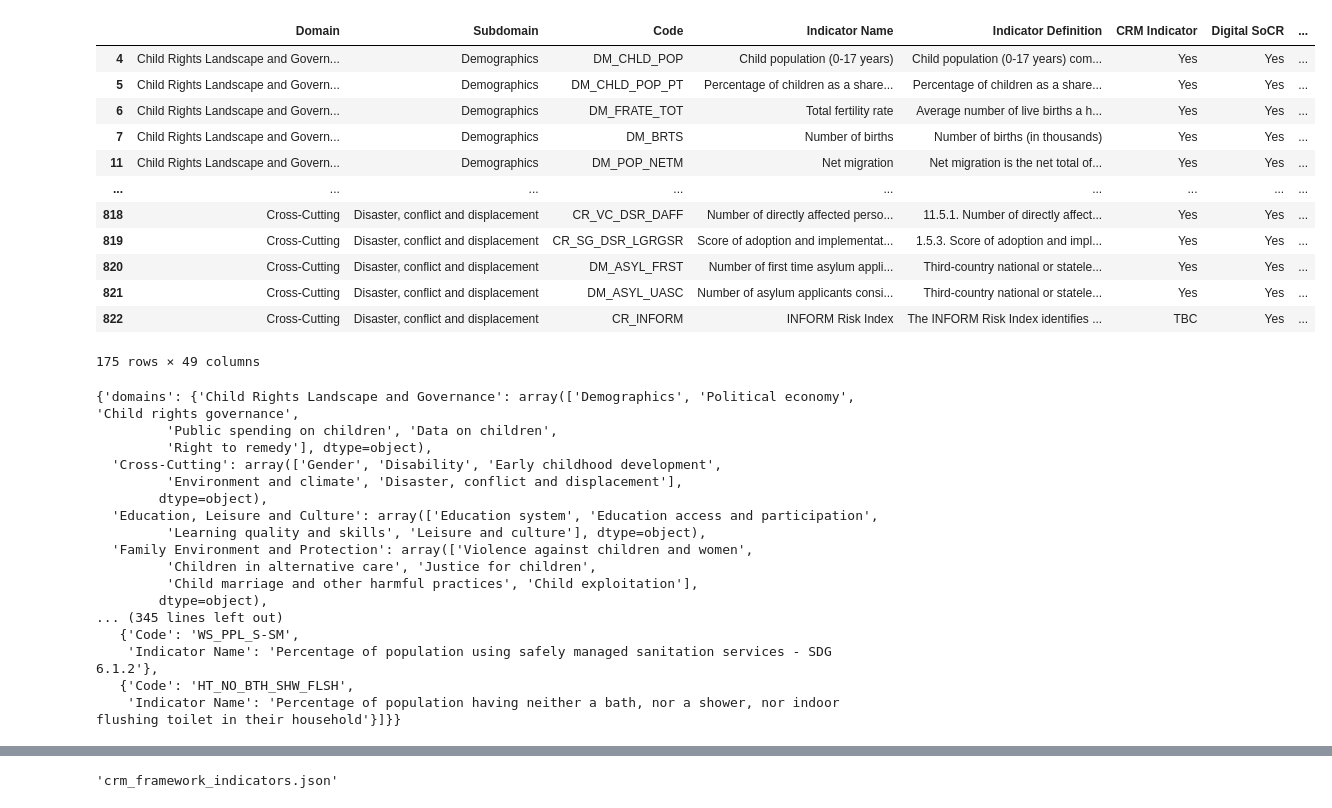
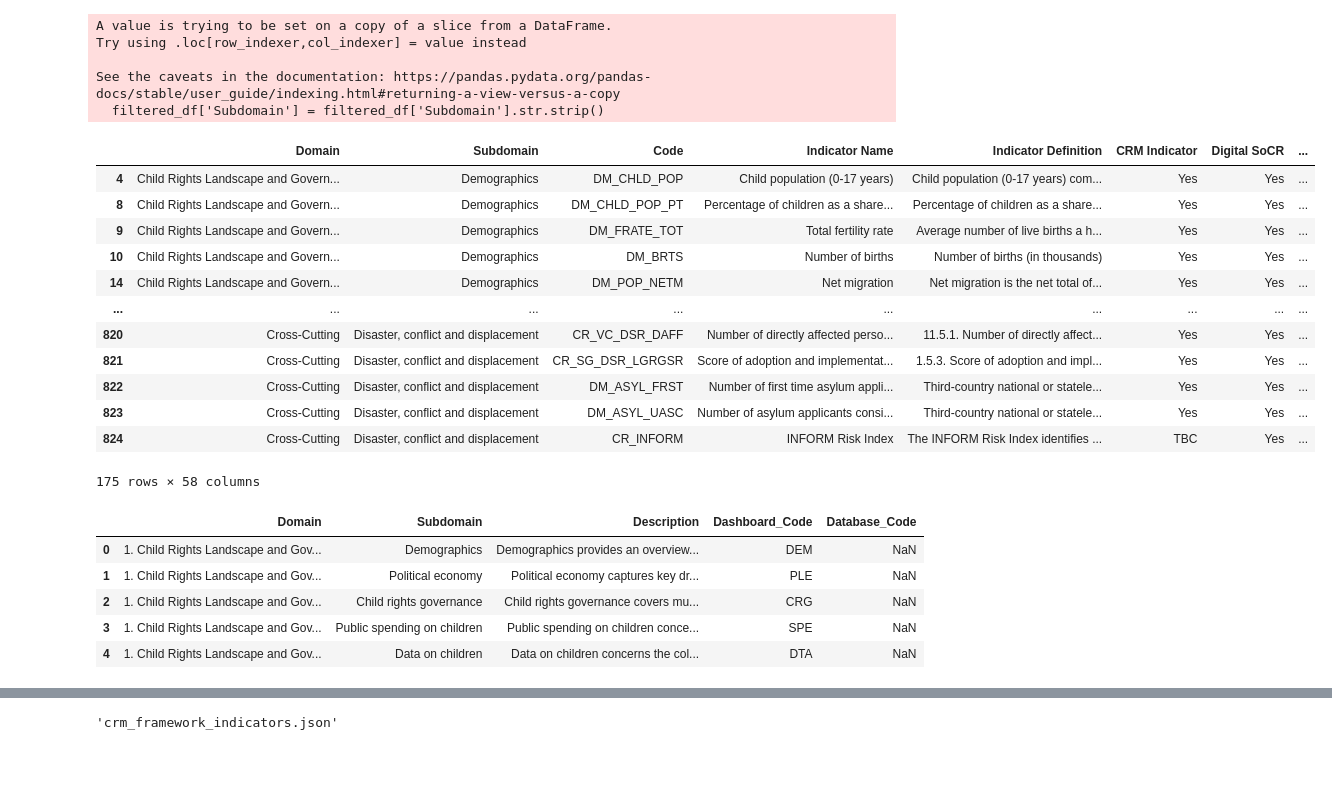
Before and after one commit to unicef-drp/dash, a Jupyter notebook: dash_service/static/CRM_Framework_Extraction.ipynb, the cells around one changed output, grey strips where cells are left out. Drawn from its saved outputs; the diff is of its cells as text; code cells hidden in the pictures; blank space fills up the shorter version.

Commit message:
Further development

```diff
--- a/dash_service/static/CRM_Framework_Extraction.ipynb
+++ b/dash_service/static/CRM_Framework_Extraction.ipynb
@@ -4,57 +4,48 @@ import json
 # %%
 # Load the excel file again with the correct headers
 df = pd.read_excel("master_list.xlsx", sheet_name="Master List", header=1)
 
 # Filter rows where 'TM Dashboard' column is 'Yes'
 filtered_df = df[df['TM Dashboard'] == 'Yes']
 
+# Remove trailing spaces from the 'Subdomain' column in code_df
+filtered_df['Subdomain'] = filtered_df['Subdomain'].str.strip()
+
 # Display the first few rows of the
 filtered_df
 # %% [output]
+A value is trying to be set on a copy of a slice from a DataFrame.
+Try using .loc[row_indexer,col_indexer] = value instead
+
+See the caveats in the documentation: https://pandas.pydata.org/pandas-docs/stable/user_guide/indexing.html#returning-a-view-versus-a-copy
+  filtered_df['Subdomain'] = filtered_df['Subdomain'].str.strip()
 |  | Domain | Subdomain | Code | Indicator Name | Indicator Definition | CRM Indicator | Digital SoCR | ... |
 | 4 | Child Rights Landscape and Govern... | Demographics | DM_CHLD_POP | Child population (0-17 years) | Child population (0-17 years) com... | Yes | Yes | ... |
-| 5 | Child Rights Landscape and Govern... | Demographics | DM_CHLD_POP_PT | Percentage of children as a share... | Percentage of children as a share... | Yes | Yes | ... |
-| 6 | Child Rights Landscape and Govern... | Demographics | DM_FRATE_TOT | Total fertility rate | Average number of live births a h... | Yes | Yes | ... |
-| 7 | Child Rights Landscape and Govern... | Demographics | DM_BRTS | Number of births | Number of births (in thousands) | Yes | Yes | ... |
-| 11 | Child Rights Landscape and Govern... | Demographics | DM_POP_NETM | Net migration | Net migration is the net total of... | Yes | Yes | ... |
+| 8 | Child Rights Landscape and Govern... | Demographics | DM_CHLD_POP_PT | Percentage of children as a share... | Percentage of children as a share... | Yes | Yes | ... |
+| 9 | Child Rights Landscape and Govern... | Demographics | DM_FRATE_TOT | Total fertility rate | Average number of live births a h... | Yes | Yes | ... |
+| 10 | Child Rights Landscape and Govern... | Demographics | DM_BRTS | Number of births | Number of births (in thousands) | Yes | Yes | ... |
+| 14 | Child Rights Landscape and Govern... | Demographics | DM_POP_NETM | Net migration | Net migration is the net total of... | Yes | Yes | ... |
 | ... | ... | ... | ... | ... | ... | ... | ... | ... |
-| 818 | Cross-Cutting | Disaster, conflict and displacement | CR_VC_DSR_DAFF | Number of directly affected perso... | 11.5.1. Number of directly affect... | Yes | Yes | ... |
-| 819 | Cross-Cutting | Disaster, conflict and displacement | CR_SG_DSR_LGRGSR | Score of adoption and implementat... | 1.5.3. Score of adoption and impl... | Yes | Yes | ... |
-| 820 | Cross-Cutting | Disaster, conflict and displacement | DM_ASYL_FRST | Number of first time asylum appli... | Third-country national or statele... | Yes | Yes | ... |
-| 821 | Cross-Cutting | Disaster, conflict and displacement | DM_ASYL_UASC | Number of asylum applicants consi... | Third-country national or statele... | Yes | Yes | ... |
-| 822 | Cross-Cutting | Disaster, conflict and displacement | CR_INFORM | INFORM Risk Index | The INFORM Risk Index identifies ... | TBC | Yes | ... |
+| 820 | Cross-Cutting | Disaster, conflict and displacement | CR_VC_DSR_DAFF | Number of directly affected perso... | 11.5.1. Number of directly affect... | Yes | Yes | ... |
+| 821 | Cross-Cutting | Disaster, conflict and displacement | CR_SG_DSR_LGRGSR | Score of adoption and implementat... | 1.5.3. Score of adoption and impl... | Yes | Yes | ... |
+| 822 | Cross-Cutting | Disaster, conflict and displacement | DM_ASYL_FRST | Number of first time asylum appli... | Third-country national or statele... | Yes | Yes | ... |
+| 823 | Cross-Cutting | Disaster, conflict and displacement | DM_ASYL_UASC | Number of asylum applicants consi... | Third-country national or statele... | Yes | Yes | ... |
+| 824 | Cross-Cutting | Disaster, conflict and displacement | CR_INFORM | INFORM Risk Index | The INFORM Risk Index identifies ... | TBC | Yes | ... |
-175 rows × 49 columns
+175 rows × 58 columns
-# %%
-# Create nested dictionaries to structure the data
-
-# For each domain, list the associated subdomains
-domain_dict = filtered_df.groupby('Domain')['Subdomain'].unique().to_dict()
-
-# For each subdomain, list the associated indicators and their codes
-subdomain_dict = filtered_df.groupby('Subdomain').apply(lambda x: x[['Code', 'Indicator Name']].to_dict(orient='records')).to_dict()
-
-# Combine the dictionaries
-final_dict = {
-    'domains': domain_dict,
-    'subdomains': subdomain_dict
-}
-
-final_dict
-# %% [output]
-{'domains': {'Child Rights Landscape and Governance': array(['Demographics', 'Political economy', 'Child rights governance',
-         'Public spending on children', 'Data on children',
-         'Right to remedy'], dtype=object),
-  'Cross-Cutting': array(['Gender', 'Disability', 'Early childhood development',
-         'Environment and climate', 'Disaster, conflict and displacement'],
-        dtype=object),
-  'Education, Leisure and Culture': array(['Education system', 'Education access and participation',
-         'Learning quality and skills', 'Leisure and culture'], dtype=object),
-  'Family Environment and Protection': array(['Violence against children and women',
-         'Children in alternative care', 'Justice for children',
-         'Child marriage and other harmful practices', 'Child exploitation'],
-        dtype=object),
-... (345 lines left out)
-   {'Code': 'WS_PPL_S-SM',
-    'Indicator Name': 'Percentage of population using safely managed sanitation services - SDG 6.1.2'},
-   {'Code': 'HT_NO_BTH_SHW_FLSH',
-    'Indicator Name': 'Percentage of population having neither a bath, nor a shower, nor indoor flushing toilet in their household'}]}}
+# %%
+# Load the excel file again with the correct headers
+code_df = pd.read_excel("master_list.xlsx", sheet_name="Subdomain Descriptions")
+
+# Remove trailing spaces from the 'Subdomain' column in code_df
+code_df['Subdomain'] = code_df['Subdomain'].str.strip()
+
+code_df['Subdomain'] = code_df['Subdomain'].str.replace('^[0-9]*\.[0-9]*\.\s', '', regex=True)
+
+code_df.head()
+# %% [output]
+|  | Domain | Subdomain | Description | Dashboard_Code | Database_Code |
+| 0 | 1. Child Rights Landscape and Gov... | Demographics | Demographics provides an overview... | DEM | NaN |
+| 1 | 1. Child Rights Landscape and Gov... | Political economy | Political economy captures key dr... | PLE | NaN |
+| 2 | 1. Child Rights Landscape and Gov... | Child rights governance | Child rights governance covers mu... | CRG | NaN |
+| 3 | 1. Child Rights Landscape and Gov... | Public spending on children | Public spending on children conce... | SPE | NaN |
+| 4 | 1. Child Rights Landscape and Gov... | Data on children | Data on children concerns the col... | DTA | NaN |
```
Also changed, not shown: parts of 5 cells of this notebook, 9 other files.
